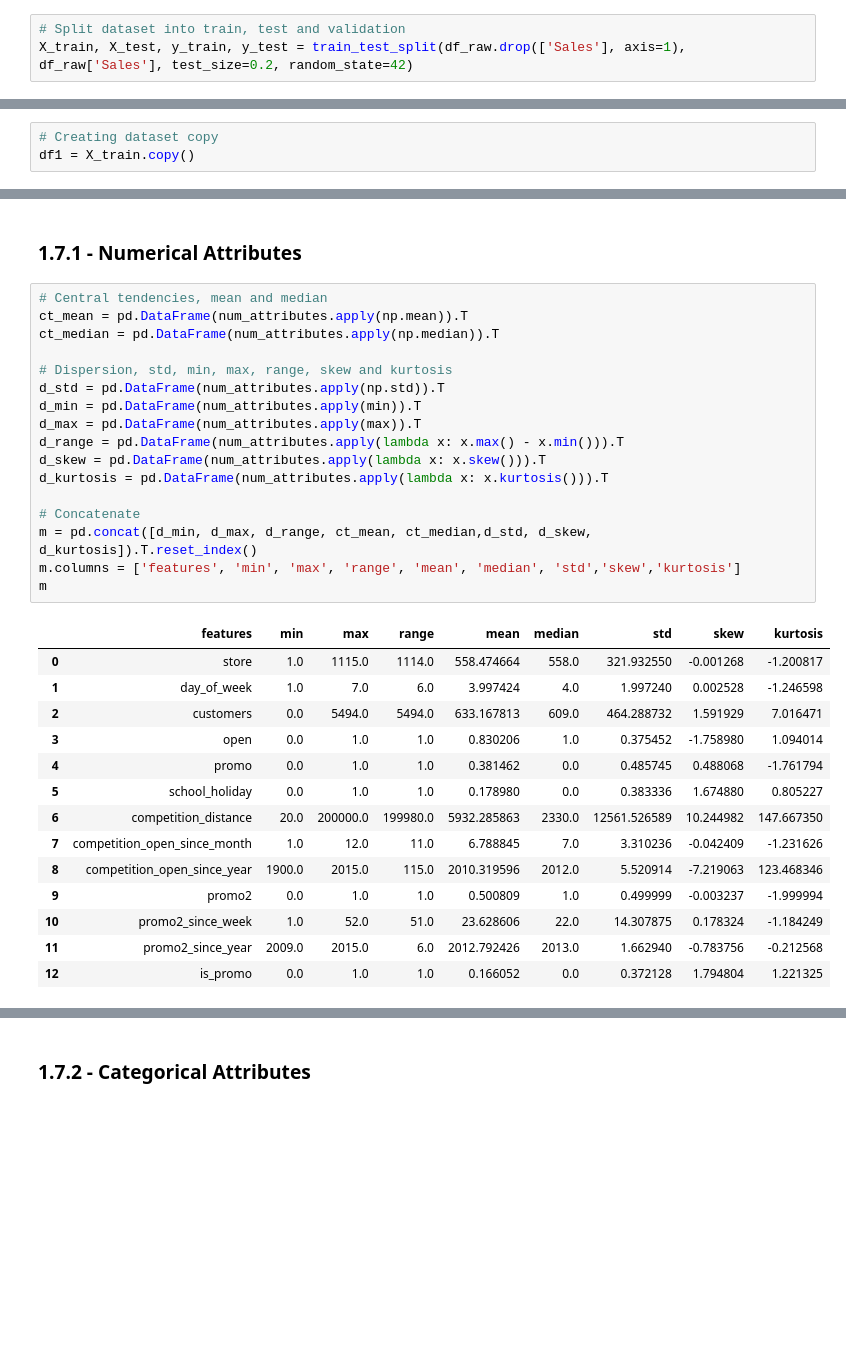
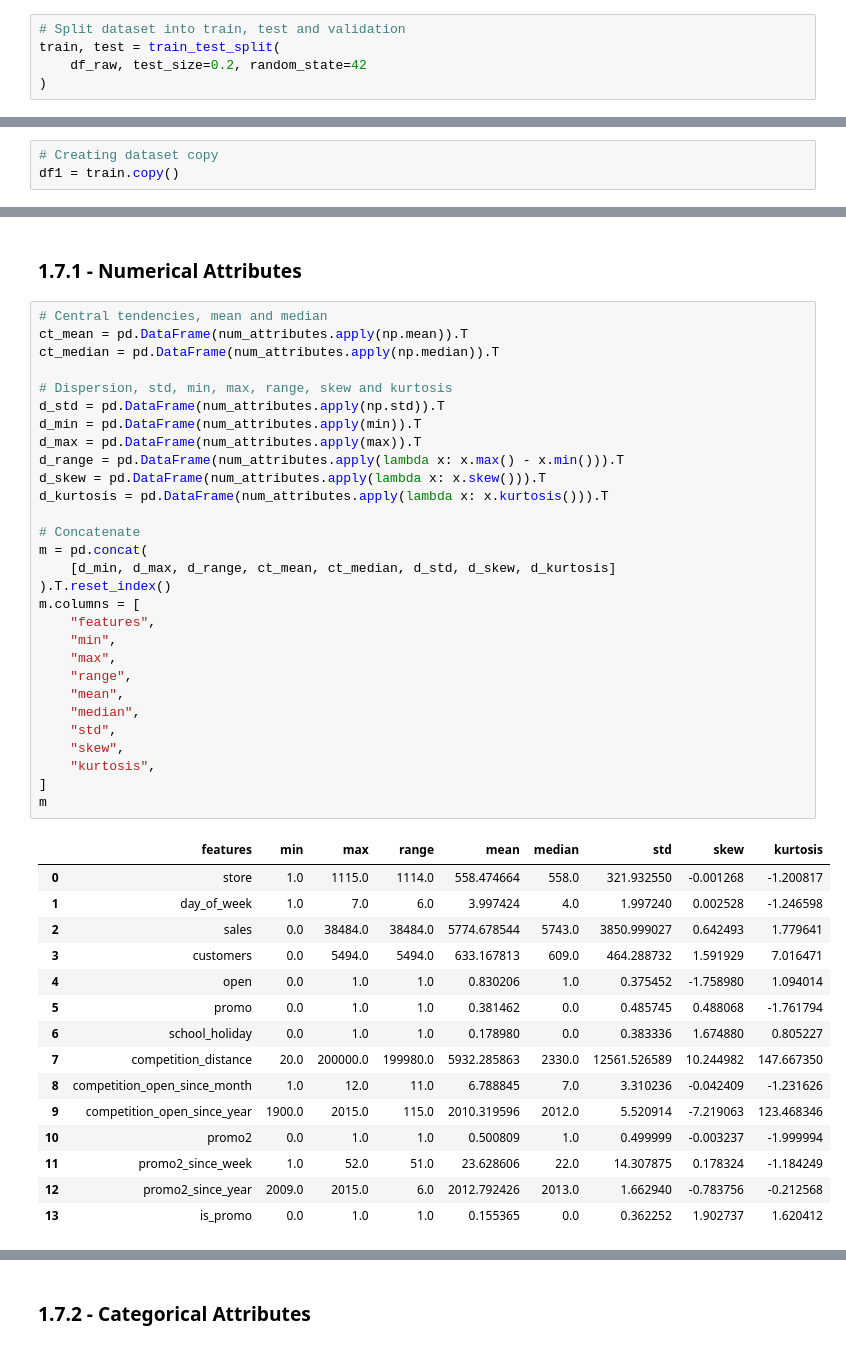
Before and after one commit to eliasbatistasouza/rossmann_sales, a Jupyter notebook: notebooks/001-EDA-ebs.ipynb, the cells around one changed output, grey strips where cells are left out. Saved outputs shown, nothing was run; the diff lists cells and outputs as text; blank space fills up the shorter version.

```diff
--- a/notebooks/001-EDA-ebs.ipynb
+++ b/notebooks/001-EDA-ebs.ipynb
@@ -51,5 +48,7 @@ df_raw.sample(5)
 ## 0.3 - Split Data
 # %%
 # Split dataset into train, test and validation
-X_train, X_test, y_train, y_test = train_test_split(df_raw.drop(['Sales'], axis=1), df_raw['Sales'], test_size=0.2, random_state=42)
+train, test = train_test_split(
+    df_raw, test_size=0.2, random_state=42
+)
 # %%
@@ -65,7 +64,7 @@ X_train.sample(5)
 # 1.0 - Data Description
 # %%
 # Creating dataset copy
-df1 = X_train.copy()
+df1 = train.copy()
 # %%
 df1.sample(5)
 # %% [output]
@@ -283,33 +303,46 @@ cat_attributes.sample(5)
 # %%
 # Central tendencies, mean and median
 ct_mean = pd.DataFrame(num_attributes.apply(np.mean)).T
 ct_median = pd.DataFrame(num_attributes.apply(np.median)).T
 
 # Dispersion, std, min, max, range, skew and kurtosis
 d_std = pd.DataFrame(num_attributes.apply(np.std)).T
 d_min = pd.DataFrame(num_attributes.apply(min)).T
 d_max = pd.DataFrame(num_attributes.apply(max)).T
 d_range = pd.DataFrame(num_attributes.apply(lambda x: x.max() - x.min())).T
 d_skew = pd.DataFrame(num_attributes.apply(lambda x: x.skew())).T
 d_kurtosis = pd.DataFrame(num_attributes.apply(lambda x: x.kurtosis())).T
 
 # Concatenate
-m = pd.concat([d_min, d_max, d_range, ct_mean, ct_median,d_std, d_skew, d_kurtosis]).T.reset_index()
-m.columns = ['features', 'min', 'max', 'range', 'mean', 'median', 'std','skew','kurtosis']
+m = pd.concat(
+    [d_min, d_max, d_range, ct_mean, ct_median, d_std, d_skew, d_kurtosis]
+).T.reset_index()
+m.columns = [
+    "features",
+    "min",
+    "max",
+    "range",
+    "mean",
+    "median",
+    "std",
+    "skew",
+    "kurtosis",
+]
 m
 # %% [output]
 |  | features | min | max | range | mean | median | std | skew | kurtosis |
 | 0 | store | 1.0 | 1115.0 | 1114.0 | 558.474664 | 558.0 | 321.932550 | -0.001268 | -1.200817 |
 | 1 | day_of_week | 1.0 | 7.0 | 6.0 | 3.997424 | 4.0 | 1.997240 | 0.002528 | -1.246598 |
-| 2 | customers | 0.0 | 5494.0 | 5494.0 | 633.167813 | 609.0 | 464.288732 | 1.591929 | 7.016471 |
-| 3 | open | 0.0 | 1.0 | 1.0 | 0.830206 | 1.0 | 0.375452 | -1.758980 | 1.094014 |
-| 4 | promo | 0.0 | 1.0 | 1.0 | 0.381462 | 0.0 | 0.485745 | 0.488068 | -1.761794 |
-| 5 | school_holiday | 0.0 | 1.0 | 1.0 | 0.178980 | 0.0 | 0.383336 | 1.674880 | 0.805227 |
-| 6 | competition_distance | 20.0 | 200000.0 | 199980.0 | 5932.285863 | 2330.0 | 12561.526589 | 10.244982 | 147.667350 |
-| 7 | competition_open_since_month | 1.0 | 12.0 | 11.0 | 6.788845 | 7.0 | 3.310236 | -0.042409 | -1.231626 |
-| 8 | competition_open_since_year | 1900.0 | 2015.0 | 115.0 | 2010.319596 | 2012.0 | 5.520914 | -7.219063 | 123.468346 |
-| 9 | promo2 | 0.0 | 1.0 | 1.0 | 0.500809 | 1.0 | 0.499999 | -0.003237 | -1.999994 |
-| 10 | promo2_since_week | 1.0 | 52.0 | 51.0 | 23.628606 | 22.0 | 14.307875 | 0.178324 | -1.184249 |
-| 11 | promo2_since_year | 2009.0 | 2015.0 | 6.0 | 2012.792426 | 2013.0 | 1.662940 | -0.783756 | -0.212568 |
-| 12 | is_promo | 0.0 | 1.0 | 1.0 | 0.166052 | 0.0 | 0.372128 | 1.794804 | 1.221325 |
+| 2 | sales | 0.0 | 38484.0 | 38484.0 | 5774.678544 | 5743.0 | 3850.999027 | 0.642493 | 1.779641 |
+| 3 | customers | 0.0 | 5494.0 | 5494.0 | 633.167813 | 609.0 | 464.288732 | 1.591929 | 7.016471 |
+| 4 | open | 0.0 | 1.0 | 1.0 | 0.830206 | 1.0 | 0.375452 | -1.758980 | 1.094014 |
+| 5 | promo | 0.0 | 1.0 | 1.0 | 0.381462 | 0.0 | 0.485745 | 0.488068 | -1.761794 |
+| 6 | school_holiday | 0.0 | 1.0 | 1.0 | 0.178980 | 0.0 | 0.383336 | 1.674880 | 0.805227 |
+| 7 | competition_distance | 20.0 | 200000.0 | 199980.0 | 5932.285863 | 2330.0 | 12561.526589 | 10.244982 | 147.667350 |
+| 8 | competition_open_since_month | 1.0 | 12.0 | 11.0 | 6.788845 | 7.0 | 3.310236 | -0.042409 | -1.231626 |
+| 9 | competition_open_since_year | 1900.0 | 2015.0 | 115.0 | 2010.319596 | 2012.0 | 5.520914 | -7.219063 | 123.468346 |
+| 10 | promo2 | 0.0 | 1.0 | 1.0 | 0.500809 | 1.0 | 0.499999 | -0.003237 | -1.999994 |
+| 11 | promo2_since_week | 1.0 | 52.0 | 51.0 | 23.628606 | 22.0 | 14.307875 | 0.178324 | -1.184249 |
+| 12 | promo2_since_year | 2009.0 | 2015.0 | 6.0 | 2012.792426 | 2013.0 | 1.662940 | -0.783756 | -0.212568 |
+| 13 | is_promo | 0.0 | 1.0 | 1.0 | 0.155365 | 0.0 | 0.362252 | 1.902737 | 1.620412 |
 # %%
```
Also changed, not shown: parts of 44 cells of this notebook.
